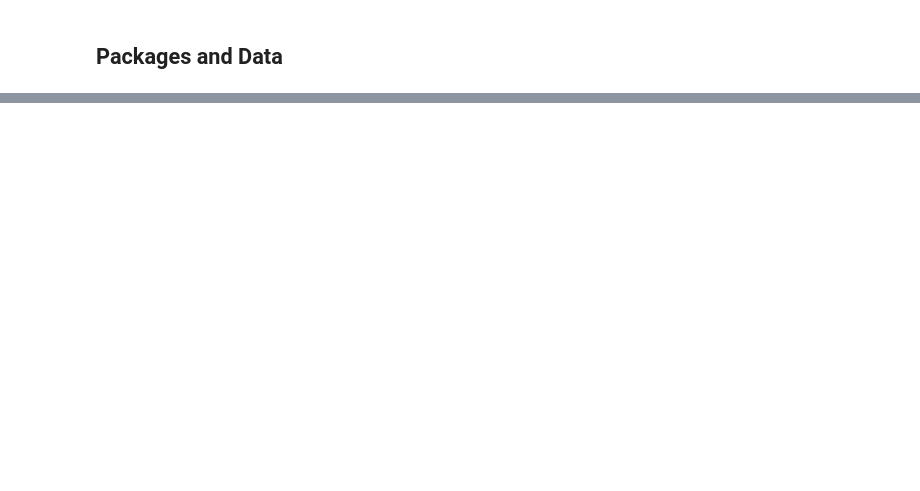
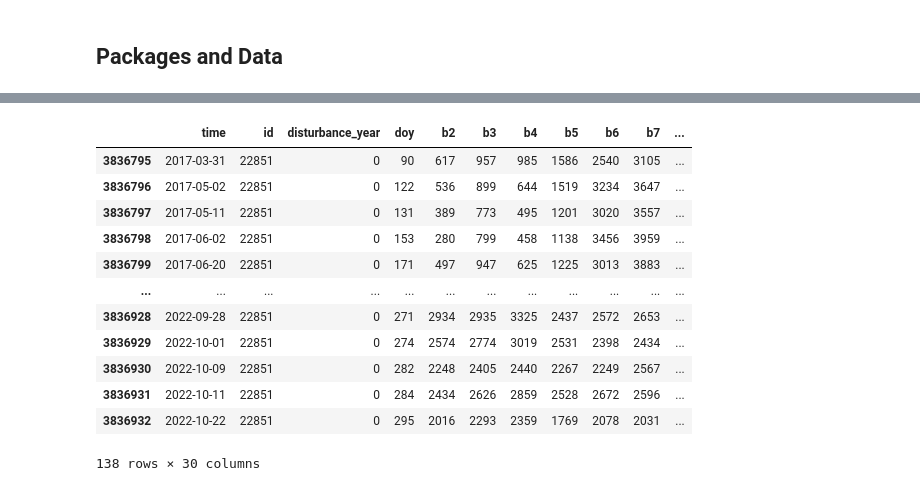
Before and after one commit to RafaelRiesle/tree_classification, a Jupyter notebook: notebooks/evelin/detect_disturbed_trees.ipynb, the cells around one changed output, grey strips where cells are left out. Drawn from its saved outputs; the diff is of its cells as text; code cells hidden in the pictures; blank space fills up the shorter version.

```diff
--- a/notebooks/evelin/detect_disturbed_trees.ipynb
+++ b/notebooks/evelin/detect_disturbed_trees.ipynb
@@ -42,0 +63,16 @@ SyntaxError: invalid syntax (3873020915.py, line 1)
+# %%
+df[df["id"]==22851]
+# %% [output]
+|  | time | id | disturbance_year | doy | b2 | b3 | b4 | b5 | b6 | b7 | ... |
+| 3836795 | 2017-03-31 | 22851 | 0 | 90 | 617 | 957 | 985 | 1586 | 2540 | 3105 | ... |
+| 3836796 | 2017-05-02 | 22851 | 0 | 122 | 536 | 899 | 644 | 1519 | 3234 | 3647 | ... |
+| 3836797 | 2017-05-11 | 22851 | 0 | 131 | 389 | 773 | 495 | 1201 | 3020 | 3557 | ... |
+| 3836798 | 2017-06-02 | 22851 | 0 | 153 | 280 | 799 | 458 | 1138 | 3456 | 3959 | ... |
+| 3836799 | 2017-06-20 | 22851 | 0 | 171 | 497 | 947 | 625 | 1225 | 3013 | 3883 | ... |
+| ... | ... | ... | ... | ... | ... | ... | ... | ... | ... | ... | ... |
+| 3836928 | 2022-09-28 | 22851 | 0 | 271 | 2934 | 2935 | 3325 | 2437 | 2572 | 2653 | ... |
+| 3836929 | 2022-10-01 | 22851 | 0 | 274 | 2574 | 2774 | 3019 | 2531 | 2398 | 2434 | ... |
+| 3836930 | 2022-10-09 | 22851 | 0 | 282 | 2248 | 2405 | 2440 | 2267 | 2249 | 2567 | ... |
+| 3836931 | 2022-10-11 | 22851 | 0 | 284 | 2434 | 2626 | 2859 | 2528 | 2672 | 2596 | ... |
+| 3836932 | 2022-10-22 | 22851 | 0 | 295 | 2016 | 2293 | 2359 | 1769 | 2078 | 2031 | ... |
+138 rows × 30 columns
```
Also changed, not shown: parts of 12 cells of this notebook.
